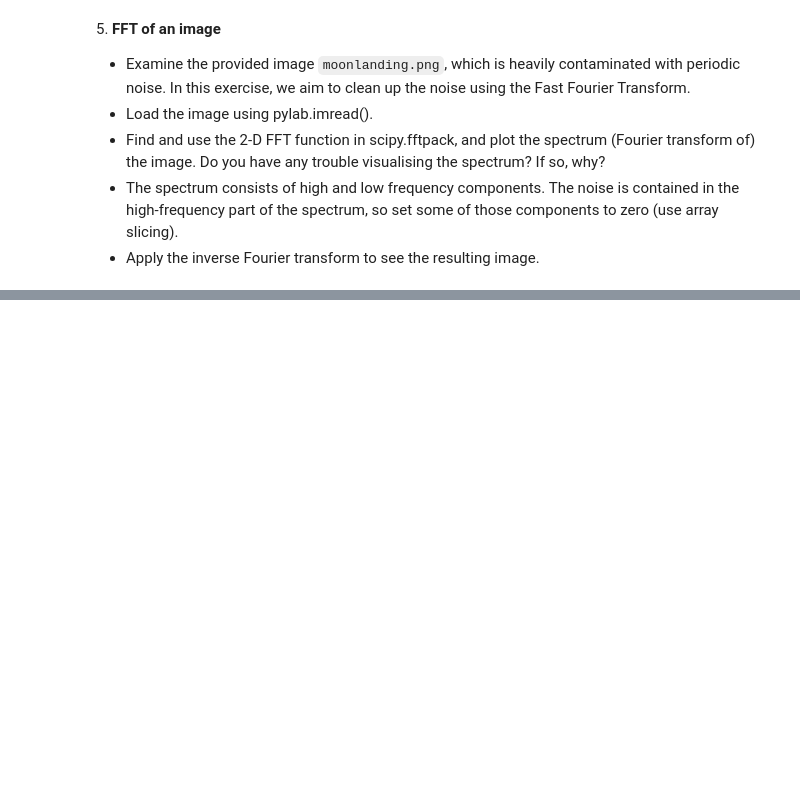
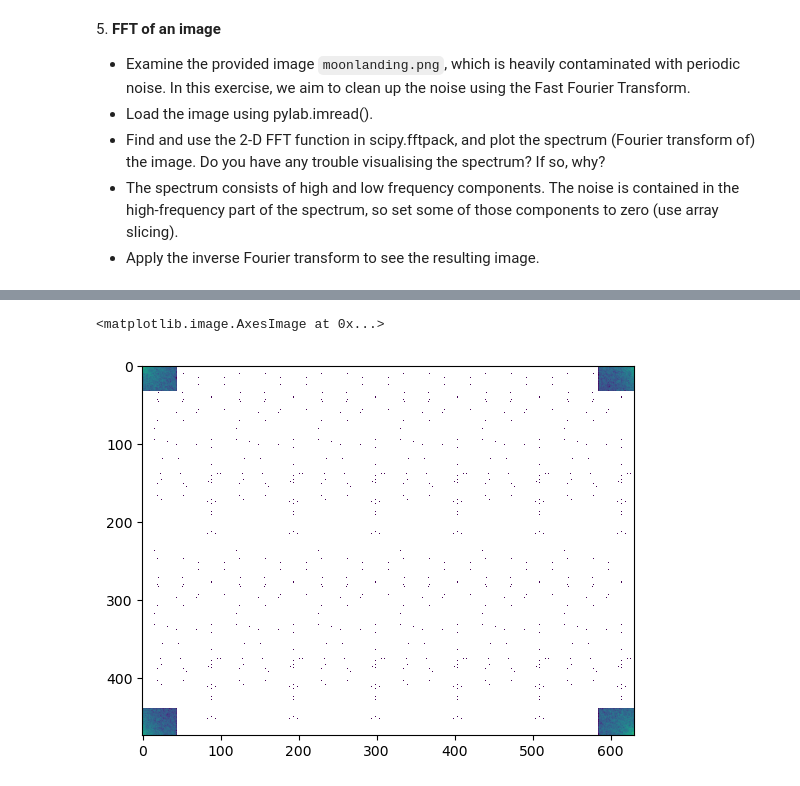
Before and after one commit to vepe99/LaboratoryOfComputationalPhysics_Y5, a Jupyter notebook: 09ex_Algorithms.ipynb, the cells around one changed output, grey strips where cells are left out. Drawn from its saved outputs; the diff is of its cells as text; code cells hidden in the pictures; blank space fills up the shorter version.

```diff
--- a/09ex_Algorithms.ipynb
+++ b/09ex_Algorithms.ipynb
@@ -371,0 +391,11 @@ True
+# %%
+data_fft2 = data_fft.copy()
+k=0.07#this will be useful to cut the image
+r, c = data_fft2.shape
+data_fft2[int(r*k):int(r*(1-k)), :]=0
+data_fft2[:, int(c*k):int(c*(1-k))]=0
+power2=np.abs(data_fft2)
+plt.imshow(power2, norm=LogNorm())
+# %% [output]
+<matplotlib.image.AxesImage at 0x...>
+[figure, added]
```
Also changed, not shown: parts of 7 cells of this notebook.
